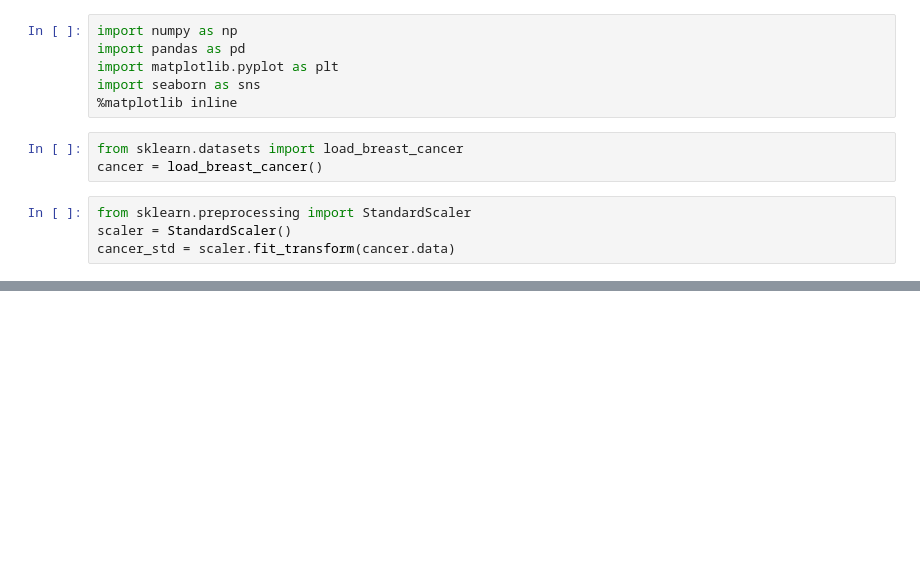
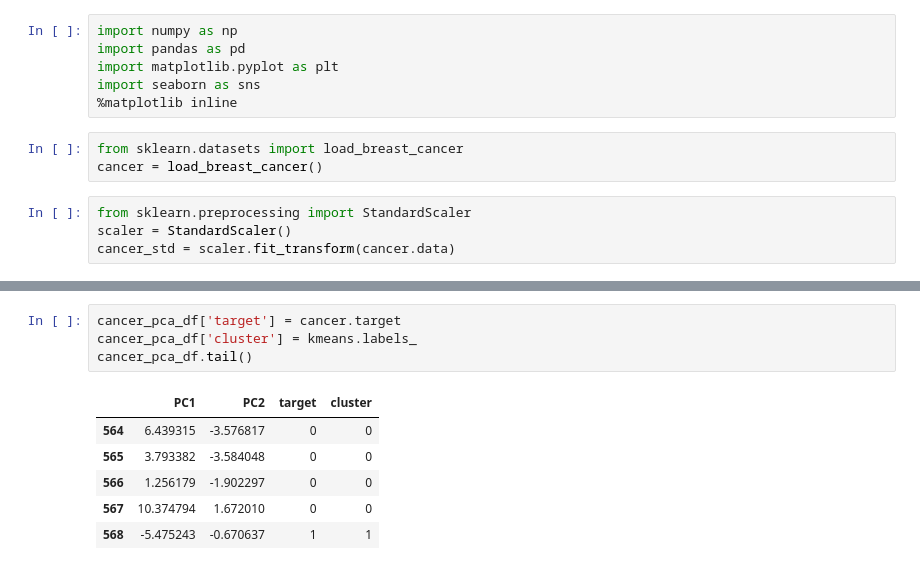
Before and after one commit to youngin0221/Machine-Learning-2021-2, a Jupyter notebook: 04. PCA/03_유방암.ipynb, the cells around one changed output, grey strips where cells are left out. Cells and saved outputs as stored; diff of their text form; blank space fills up the shorter version.

```diff
--- a/04. PCA/03_유방암.ipynb
+++ b/04. PCA/03_유방암.ipynb
@@ -33,0 +144,11 @@ array([0.44272026, 0.18971182, 0.09393163, 0.06602135, 0.05495768])
+# %%
+cancer_pca_df['target'] = cancer.target
+cancer_pca_df['cluster'] = kmeans.labels_
+cancer_pca_df.tail()
+# %% [output]
+|  | PC1 | PC2 | target | cluster |
+| 564 | 6.439315 | -3.576817 | 0 | 0 |
+| 565 | 3.793382 | -3.584048 | 0 | 0 |
+| 566 | 1.256179 | -1.902297 | 0 | 0 |
+| 567 | 10.374794 | 1.672010 | 0 | 0 |
+| 568 | -5.475243 | -0.670637 | 1 | 1 |
```
Also changed, not shown: parts of 16 cells of this notebook.
